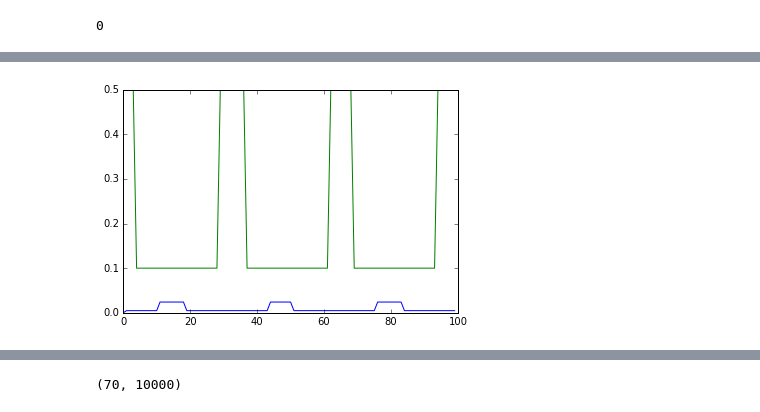
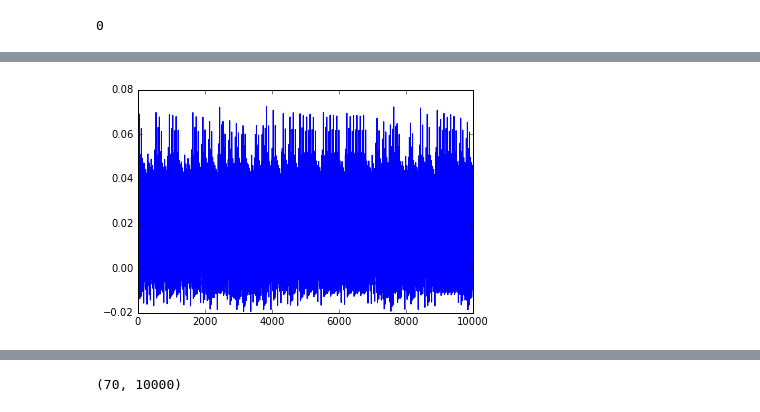
Before and after one commit to AdamRTomkins/libSpineML, a Jupyter notebook: libSpineML/examples/create_esn/UDLR_esn.ipynb, the cells around one changed output, grey strips where cells are left out. Saved outputs shown, nothing was run; the diff lists cells and outputs as text; code cells hidden in the pictures.

```diff
--- a/libSpineML/examples/create_esn/UDLR_esn.ipynb
+++ b/libSpineML/examples/create_esn/UDLR_esn.ipynb
@@ -292,12 +290,12 @@ IOError: [Errno 2] No such file or directory: './data/test_project/unknown-visua
 # %%
 num_neurons2 = 1
-(data2, count, t) = load_sc_data("./data/Input_E_activation_logrep.xml",num_neurons2)
+(data2, count, t) = load_sc_data("./data/test_project/Input_E_activation_logrep.xml",num_neurons2)
 # %%
 output = np.array(data).reshape(int(len(data)/num_neurons),num_neurons)
 output2 = np.array(data2).reshape(int(len(data2)/num_neurons2),num_neurons2)
 
-plt.plot(output[:100,0])
-plt.plot(output2[:100,0])
+plt.plot(output[:steps,1])
+
 plt.show()
 # %% [output]
-[figure, old version]
+[figure, new version]
```
Also changed, not shown: parts of 6 cells of this notebook, 8 other files.
